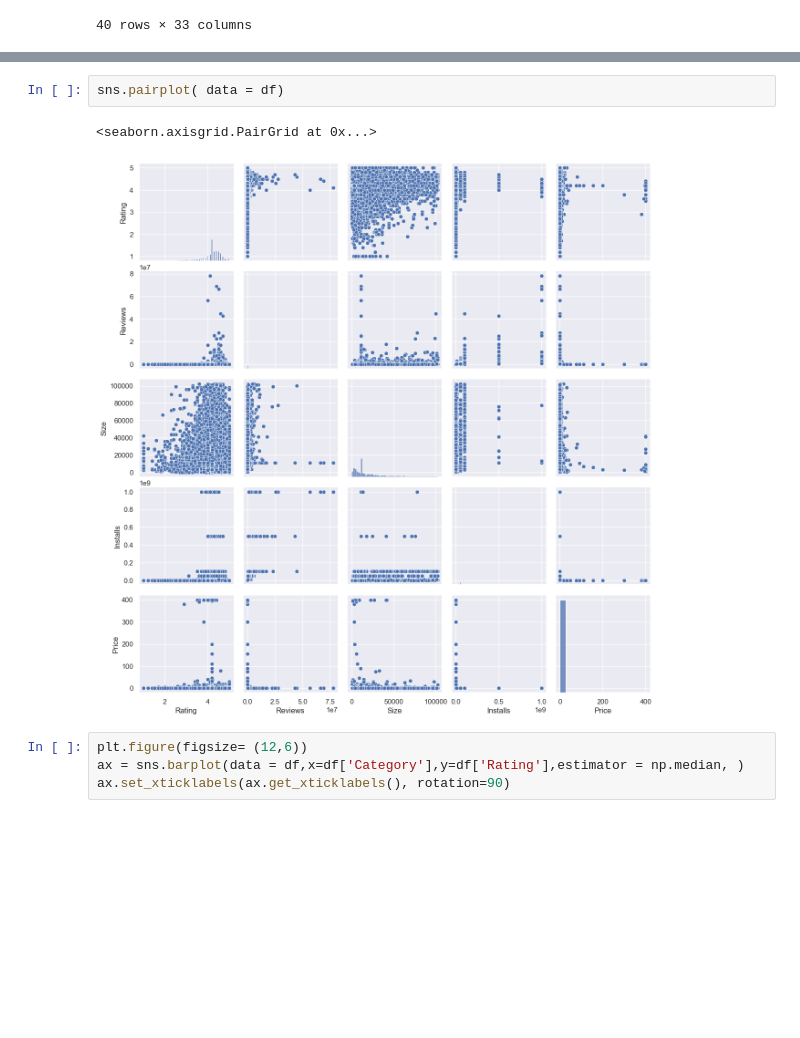
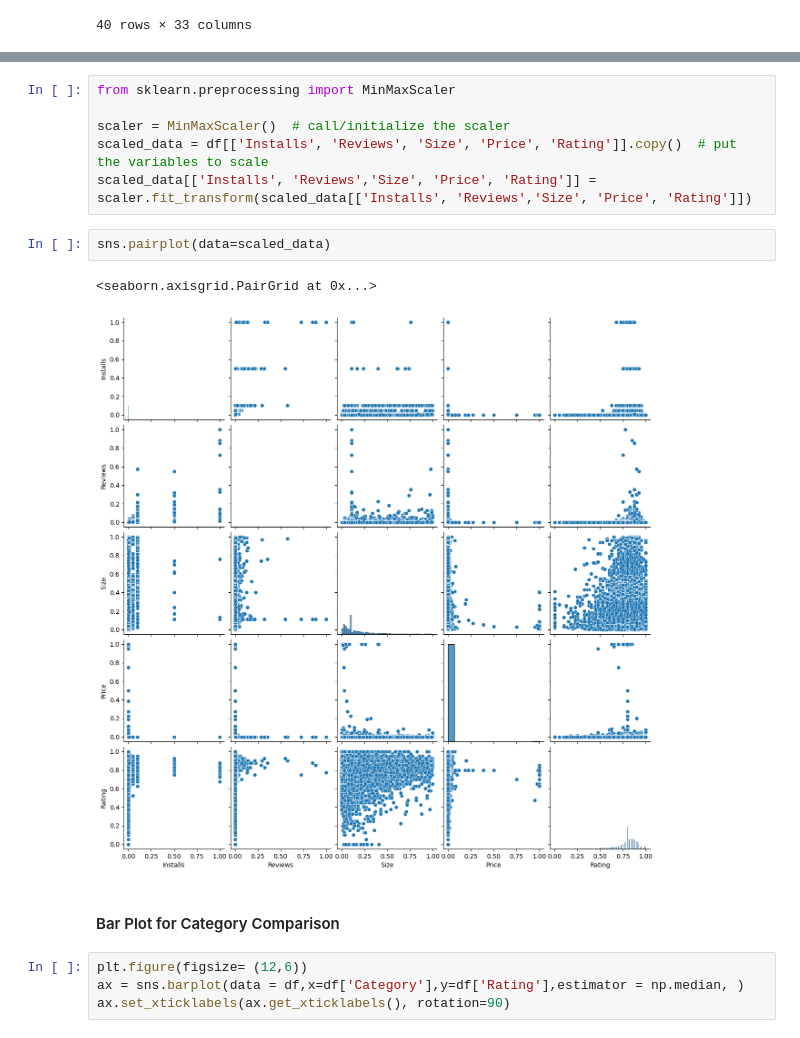
Before and after one commit to ftmoztl/EDA-data-visualization, a Jupyter notebook: eda-visualization.ipynb, the cells around one changed output, grey strips where cells are left out. Drawn from its saved outputs; the diff is of its cells as text; blank space fills up the shorter version.

```diff
--- a/eda-visualization.ipynb
+++ b/eda-visualization.ipynb
@@ -513,8 +517,16 @@ SyntaxError: invalid syntax (2758017441.py, line 1)
+# %%
+from sklearn.preprocessing import MinMaxScaler
+
+scaler = MinMaxScaler()  # call/initialize the scaler
+scaled_data = df[['Installs', 'Reviews', 'Size', 'Price', 'Rating']].copy()  # put the variables to scale
+scaled_data[['Installs', 'Reviews','Size', 'Price', 'Rating']] = scaler.fit_transform(scaled_data[['Installs', 'Reviews','Size', 'Price', 'Rating']])
 # %%
-sns.pairplot( data = df)
+sns.pairplot(data=scaled_data)
 # %% [output]
 <seaborn.axisgrid.PairGrid at 0x...>
-[figure, old version]
+[figure, new version]
+# %% [markdown]
+#### Bar Plot for Category Comparison
 # %%
 plt.figure(figsize= (12,6))
 ax = sns.barplot(data = df,x=df['Category'],y=df['Rating'],estimator = np.median, )
```
Also changed, not shown: parts of 6 cells of this notebook.
